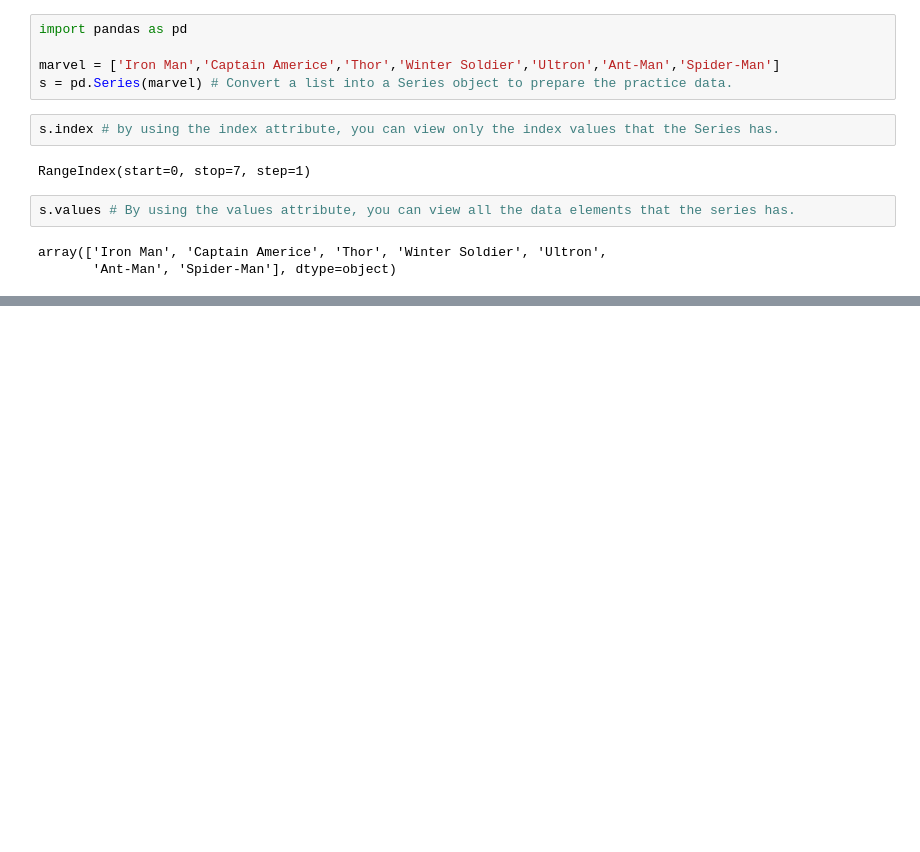
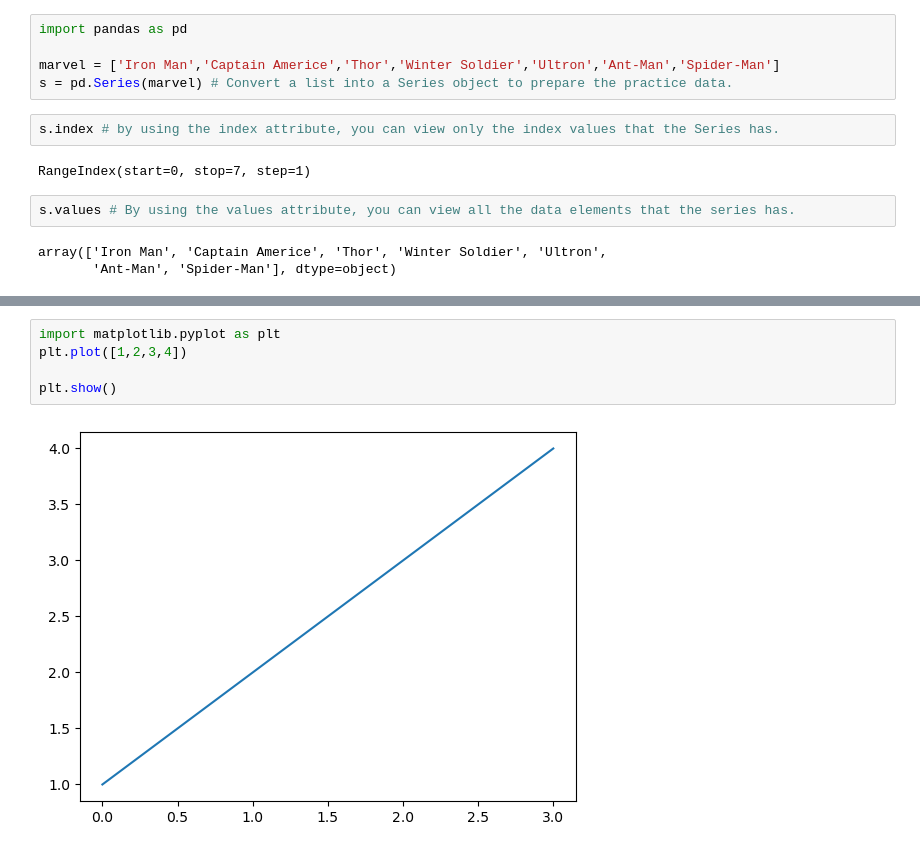
Before and after one commit to PHEM-Dararaksmey/Above-and-beyond, a Jupyter notebook: Python/23. Basics of Pandas Series for the Data Process.ipynb, the cells around one changed output, grey strips where cells are left out. Saved outputs shown, nothing was run; the diff lists cells and outputs as text; blank space fills up the shorter version.

```diff
--- a/Python/23. Basics of Pandas Series for the Data Process.ipynb
+++ b/Python/23. Basics of Pandas Series for the Data Process.ipynb
@@ -342,0 +456,7 @@ array(['Iron Man', 'Captain Americe', 'Thor', 'Winter Soldier', 'Ultron',
+# %%
+import matplotlib.pyplot as plt
+plt.plot([1,2,3,4])
+
+plt.show()
+# %% [output]
+[figure, added]
```
Also changed, not shown: parts of 18 cells of this notebook, 1 other file.
